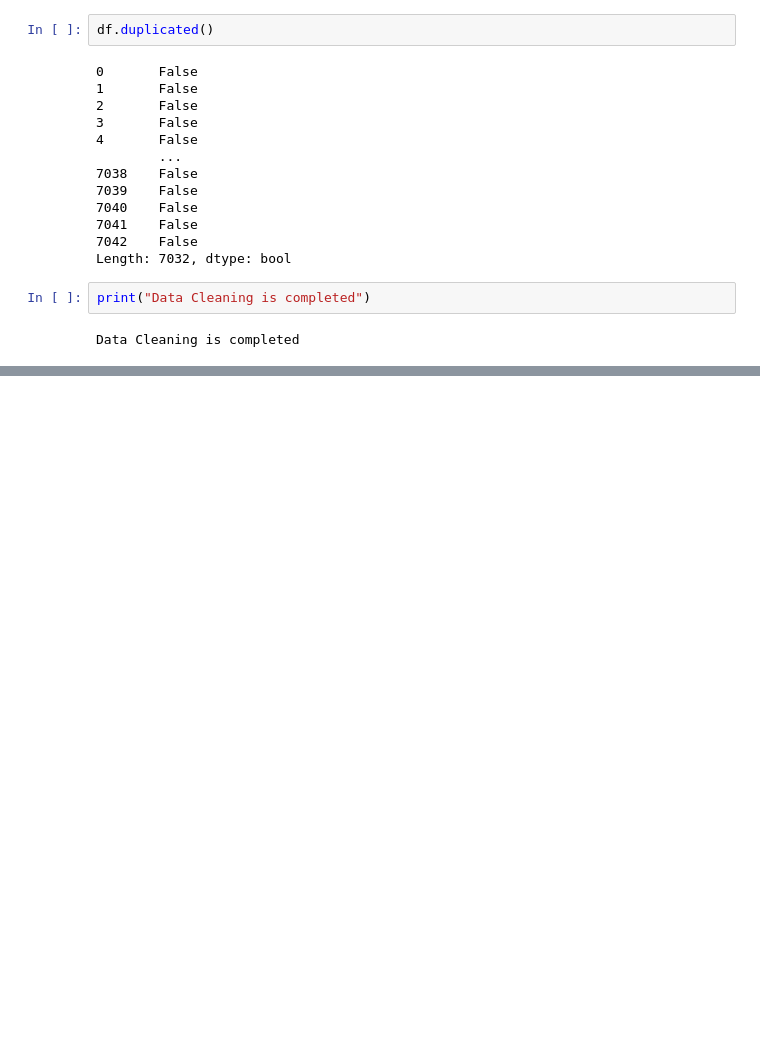
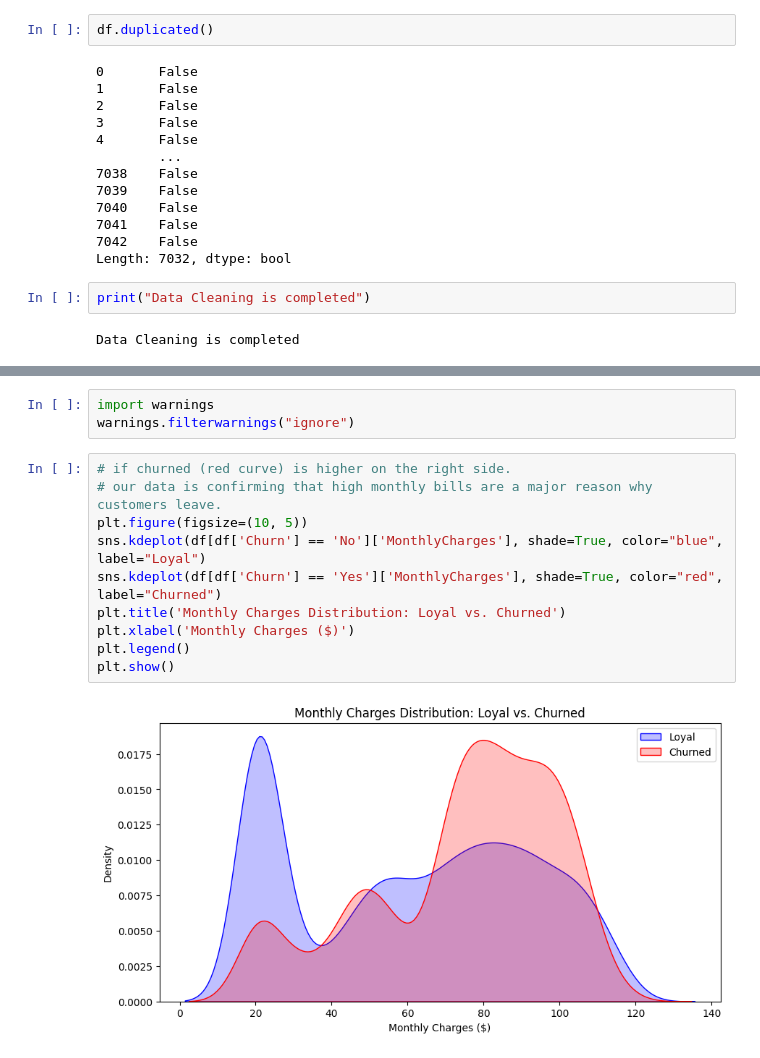
Before and after one commit to muhe-byte/Future_ML_02, a Jupyter notebook: Notebook.ipynb, the cells around one changed output, grey strips where cells are left out. Saved outputs shown, nothing was run; the diff lists cells and outputs as text; blank space fills up the shorter version.

```diff
--- a/Notebook.ipynb
+++ b/Notebook.ipynb
@@ -115,0 +131,15 @@ Data Cleaning is completed
+# %%
+import warnings
+warnings.filterwarnings("ignore")
+# %%
+# if churned (red curve) is higher on the right side.
+# our data is confirming that high monthly bills are a major reason why customers leave.
+plt.figure(figsize=(10, 5))
+sns.kdeplot(df[df['Churn'] == 'No']['MonthlyCharges'], shade=True, color="blue", label="Loyal")
+sns.kdeplot(df[df['Churn'] == 'Yes']['MonthlyCharges'], shade=True, color="red", label="Churned")
+plt.title('Monthly Charges Distribution: Loyal vs. Churned')
+plt.xlabel('Monthly Charges ($)')
+plt.legend()
+plt.show()
+# %% [output]
+[figure, added]
```
Also changed, not shown: parts of 3 cells of this notebook.
